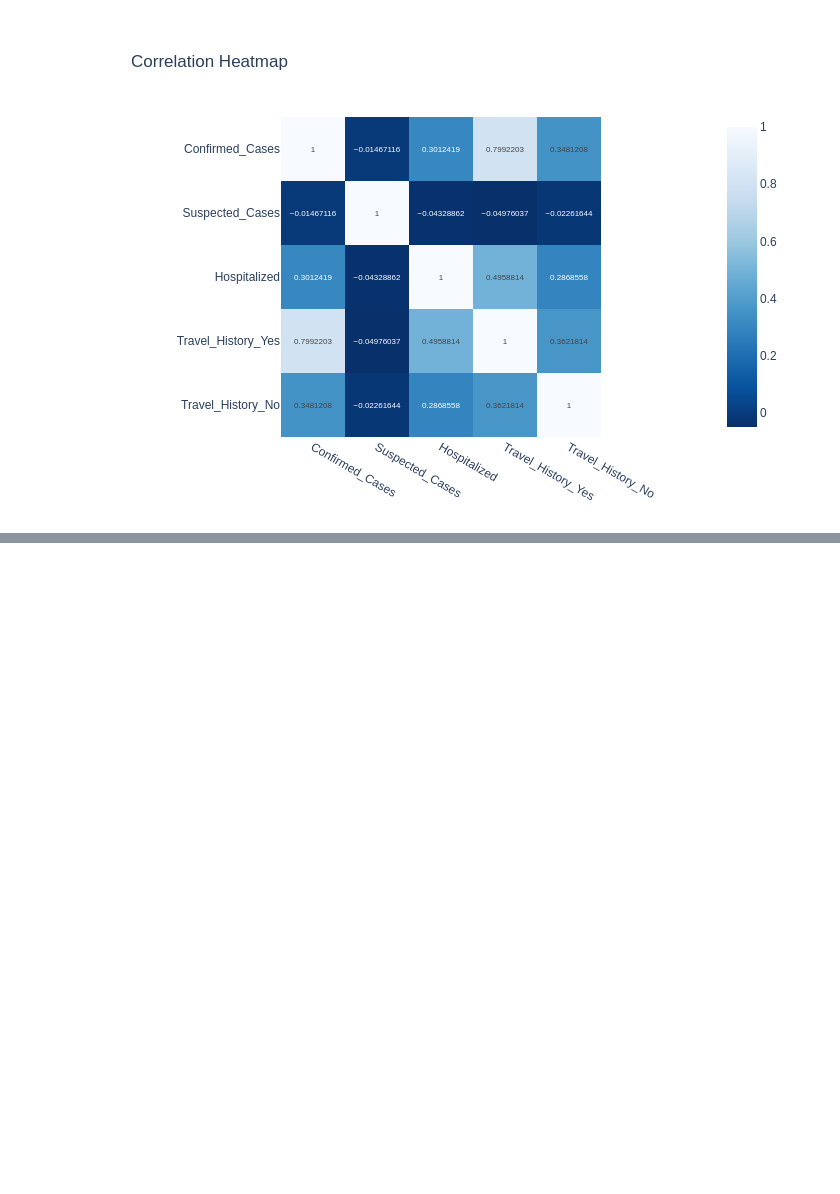
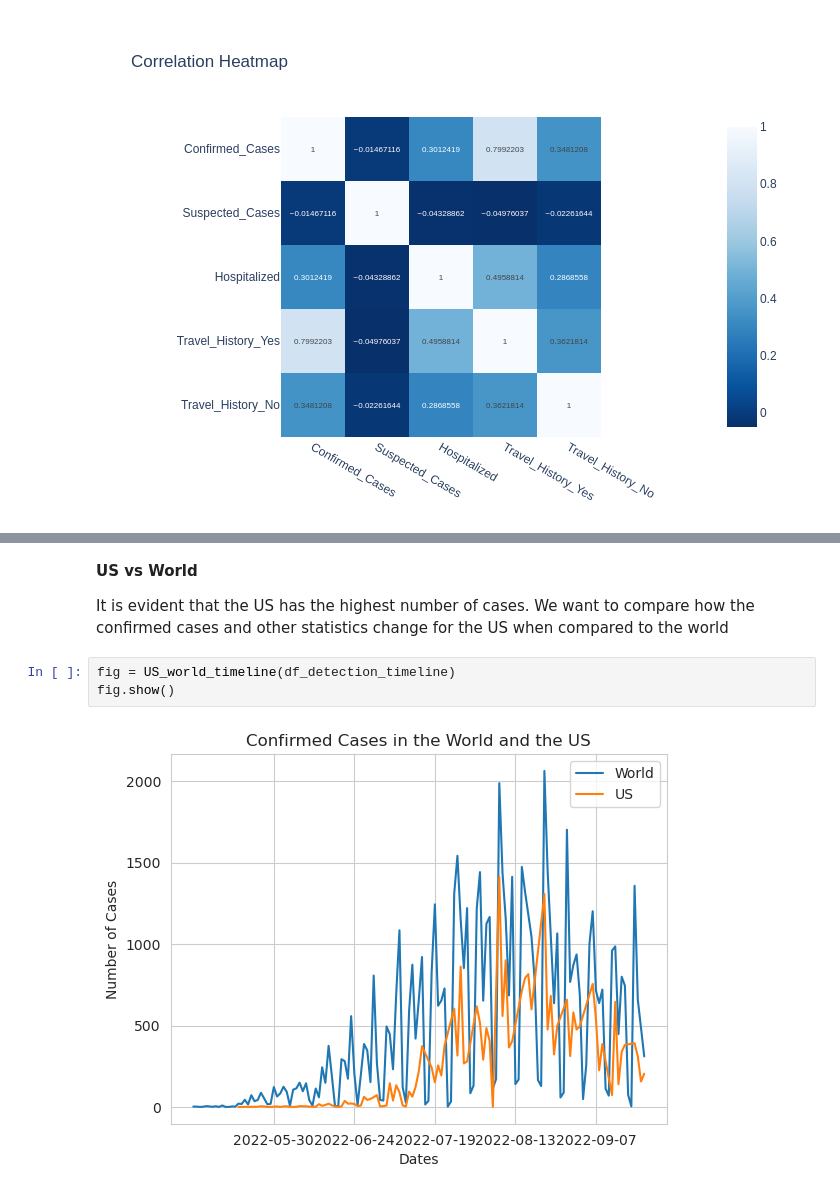
Before and after one commit to vatch123/Monkey-Pox, a Jupyter notebook: EDA_analysis.ipynb, the cells around one changed output, grey strips where cells are left out. Drawn from its saved outputs; the diff is of its cells as text; blank space fills up the shorter version.

```diff
--- a/EDA_analysis.ipynb
+++ b/EDA_analysis.ipynb
@@ -150,0 +166,9 @@ fig.show("png")
+# %% [markdown]
+__US vs World__
+
+It is evident that the US has the highest number of cases. We want to compare how the confirmed cases and other statistics change for the US when compared to the world
+# %%
+fig = US_world_timeline(df_detection_timeline)
+fig.show()
+# %% [output]
+[figure, added]
```
Also changed, not shown: parts of 7 cells of this notebook, 4 other files.
